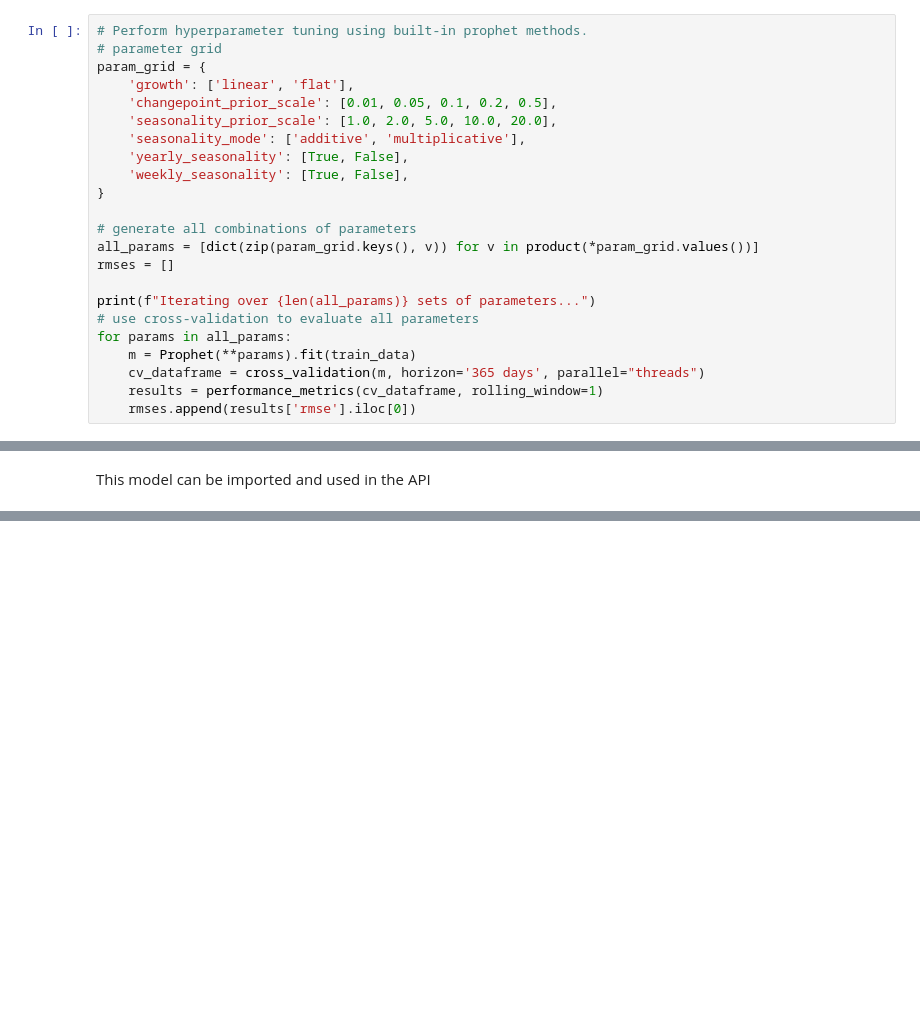
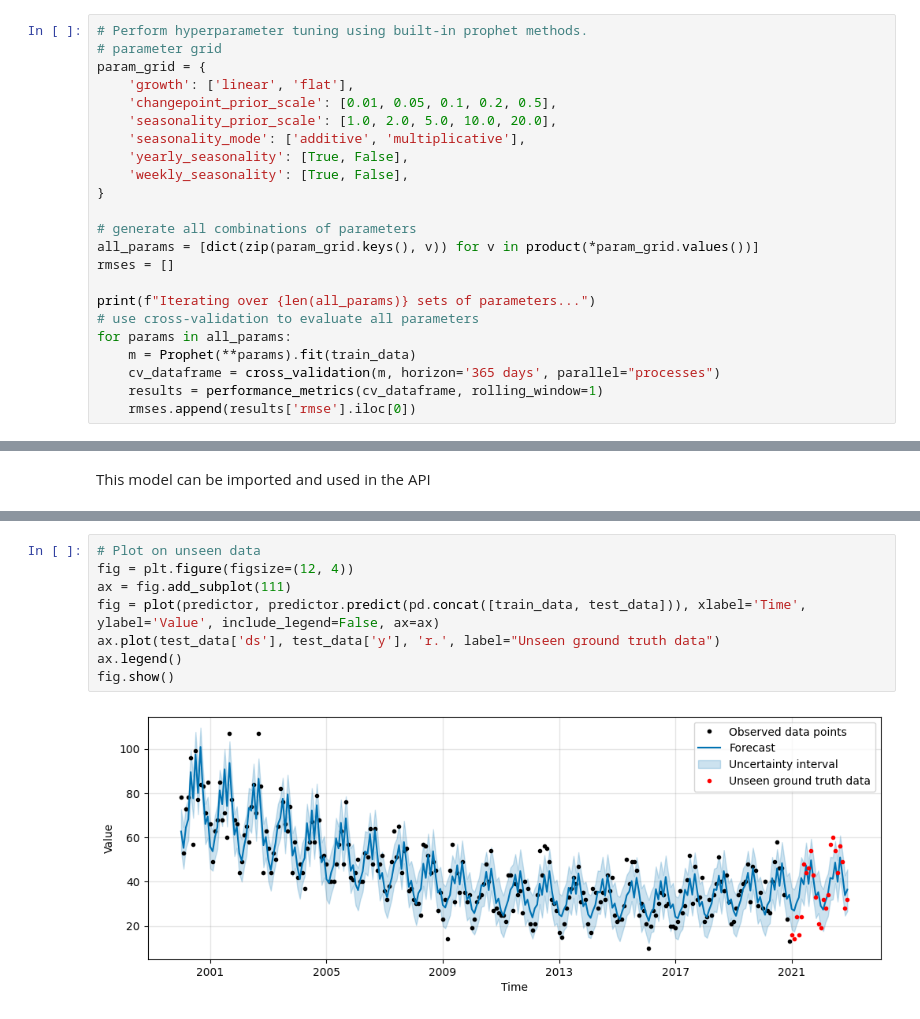
Before and after one commit to hauntedcupoftea/DPS-AI-Challenge, a Jupyter notebook: experimentation/model_training.ipynb, the cells around one changed output, grey strips where cells are left out. Cells and saved outputs as stored; diff of their text form; blank space fills up the shorter version.

```diff
--- a/experimentation/model_training.ipynb
+++ b/experimentation/model_training.ipynb
@@ -95,6 +110,6 @@ print(f"Iterating over {len(all_params)} sets of parameters...")
 # use cross-validation to evaluate all parameters
 for params in all_params:
     m = Prophet(**params).fit(train_data)
-    cv_dataframe = cross_validation(m, horizon='365 days', parallel="threads")
+    cv_dataframe = cross_validation(m, horizon='365 days', parallel="processes")
     results = performance_metrics(cv_dataframe, rolling_window=1)
     rmses.append(results['rmse'].iloc[0])
@@ -161,3 +306,13 @@ plot(predictor, predictor.predict(train_data), xlabel='Time', ylabel='Value', fi
 # %% [output]
 [figure]
 [figure]
+# %%
+# Plot on unseen data
+fig = plt.figure(figsize=(12, 4))
+ax = fig.add_subplot(111)
+fig = plot(predictor, predictor.predict(pd.concat([train_data, test_data])), xlabel='Time', ylabel='Value', include_legend=False, ax=ax)
+ax.plot(test_data['ds'], test_data['y'], 'r.', label="Unseen ground truth data")
+ax.legend()
+fig.show()
+# %% [output]
+[figure, added]
```
Also changed, not shown: parts of 27 cells of this notebook, 6 other files.
